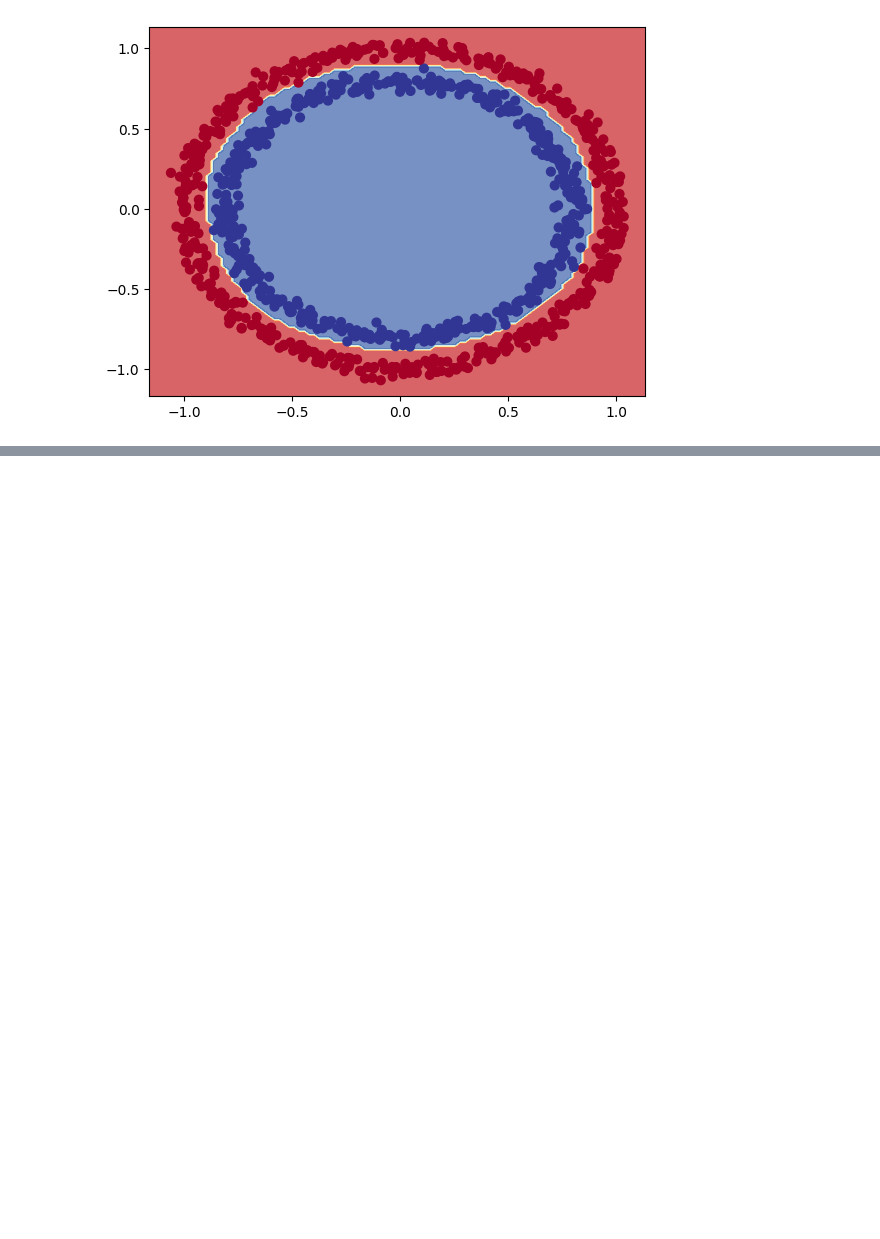
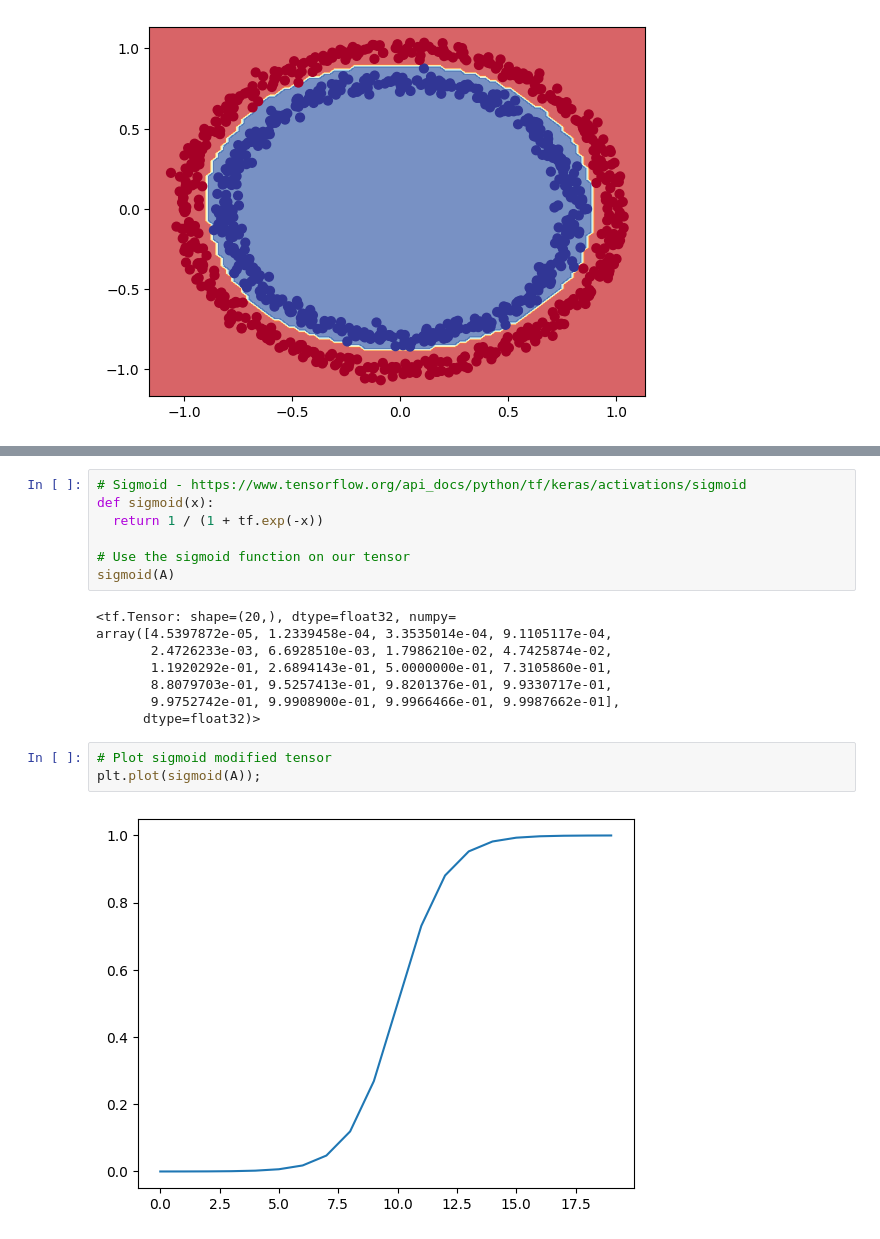
Before and after one commit to akshat-shethia/Deep_Learning, a Jupyter notebook: TensorFlow_For_Deep_Learning/My_02_neural_network_classification_in_tensorflow.ipynb, the cells around one changed output, grey strips where cells are left out. Saved outputs shown, nothing was run; the diff lists cells and outputs as text; blank space fills up the shorter version.

```diff
--- a/TensorFlow_For_Deep_Learning/My_02_neural_network_classification_in_tensorflow.ipynb
+++ b/TensorFlow_For_Deep_Learning/My_02_neural_network_classification_in_tensorflow.ipynb
@@ -306,0 +321,20 @@ doing binary classifcation...
+# %%
+# Sigmoid - https://www.tensorflow.org/api_docs/python/tf/keras/activations/sigmoid
+def sigmoid(x):
+  return 1 / (1 + tf.exp(-x))
+
+# Use the sigmoid function on our tensor
+sigmoid(A)
+# %% [output]
+<tf.Tensor: shape=(20,), dtype=float32, numpy=
+array([4.5397872e-05, 1.2339458e-04, 3.3535014e-04, 9.1105117e-04,
+       2.4726233e-03, 6.6928510e-03, 1.7986210e-02, 4.7425874e-02,
+       1.1920292e-01, 2.6894143e-01, 5.0000000e-01, 7.3105860e-01,
+       8.8079703e-01, 9.5257413e-01, 9.8201376e-01, 9.9330717e-01,
+       9.9752742e-01, 9.9908900e-01, 9.9966466e-01, 9.9987662e-01],
+      dtype=float32)>
+# %%
+# Plot sigmoid modified tensor
+plt.plot(sigmoid(A));
+# %% [output]
+[figure, added]
```
Also changed, not shown: parts of 10 cells of this notebook.
